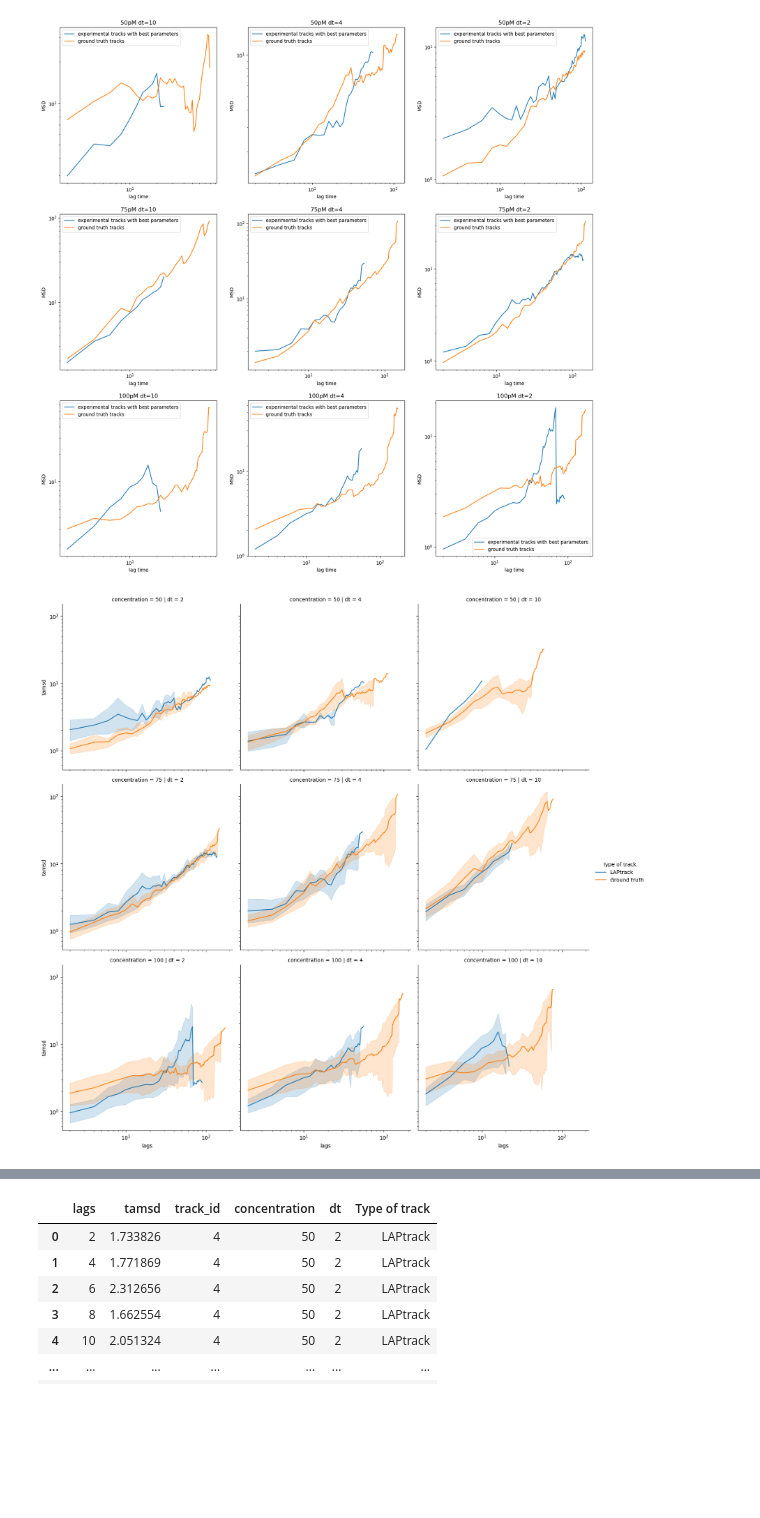
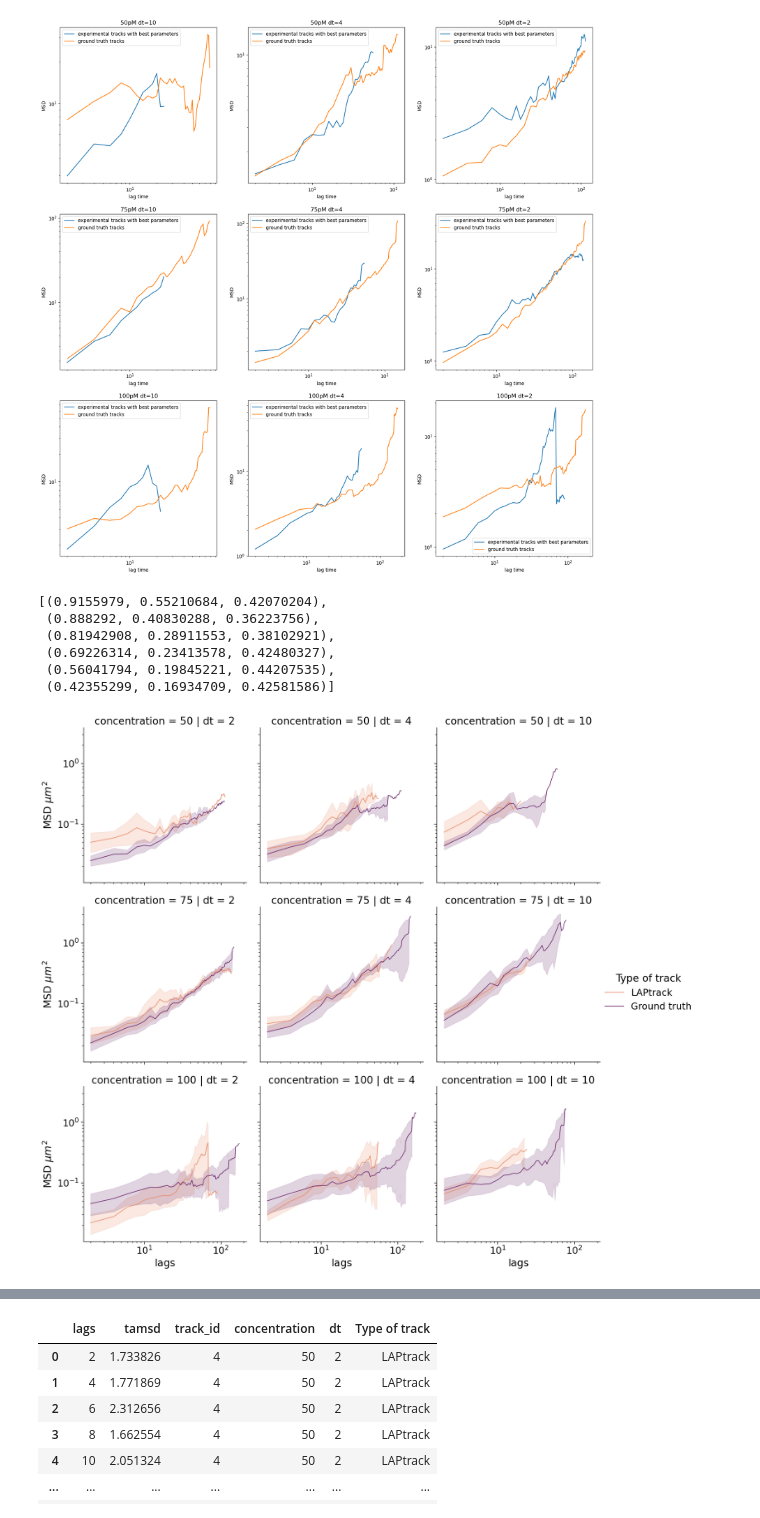
Before and after one commit to fmi-basel/ggiorget-spt-parameter-sweep, a Jupyter notebook: benchmark_tracking/plot_MSD_best_param.ipynb, the cells around one changed output, grey strips where cells are left out. Saved outputs shown, nothing was run; the diff lists cells and outputs as text; code cells hidden in the pictures; blank space fills up the shorter version.

```diff
--- a/benchmark_tracking/plot_MSD_best_param.ipynb
+++ b/benchmark_tracking/plot_MSD_best_param.ipynb
@@ -585,7 +584,7 @@ plt.legend()
 <matplotlib.legend.Legend at 0x...>
 [figure]
 # %%
-df_gt_msd = calculate_multiple_tamsd(df_corrected)
+df_gt_msd = calculate_multiple_tamsd(df_comb_gt)
 # %% [output]
 A value is trying to be set on a copy of a slice from a DataFrame.
 Try using .loc[row_indexer,col_indexer] = value instead
@@ -741,3 +740,6 @@ a['Type of track'] = ['LAPtrack']*len(a)
 b['Type of track'] = ['Ground truth']*len(b)
 # %%
 c = pd.concat([a,b],axis=0)
+# %%
+c.tamsd = c.tamsd *(0.16**2)
+c.tamsd = c.tamsd - (2*(0.035**2))
@@ -744,8 +750,23 @@ c = pd.concat([a,b],axis=0)
+# %%
+c.rename(columns={'tamsd':r'MSD $\mu m^2$'},inplace=True)
+# %%
+labels = 15
+legend_title = labels +1
+sns.set_context("paper", font_scale=2)#rc={"font.size":labels,"axes.titlesize":labels,"axes.labelsize":labels,"legend.fontsize":labels,"legend.title_fontsize":legend_title,""})
+# %%
+sns.color_palette('flare')
+# %% [output]
+[(0.9155979, 0.55210684, 0.42070204),
+ (0.888292, 0.40830288, 0.36223756),
+ (0.81942908, 0.28911553, 0.38102921),
+ (0.69226314, 0.23413578, 0.42480327),
+ (0.56041794, 0.19845221, 0.44207535),
+ (0.42355299, 0.16934709, 0.42581586)]
 # %%
-sns.relplot(x='lags',y='tamsd',data=c,hue='Type of track',kind='line',row='concentration',col='dt')
+sns.relplot(x='lags',y=r'MSD $\mu m^2$',data=c,hue='Type of track',kind='line',row='concentration',col='dt',palette=[sns.color_palette('flare')[0],sns.color_palette('flare')[-1]])
 plt.xscale('log')
 plt.yscale('log')
-plt.savefig(f"plots/MSD_best_parameters_all.png",dpi=300)
+plt.savefig('/tungstenfs/scratch/ggiorget/nessim/master_thesis/plots/benchmark_tracking_all.pdf',dpi=300,transparent=True)
 # %% [output]
-[figure, old version]
+[figure, new version]
 # %%
```
Also changed, not shown: parts of 37 cells of this notebook, 1 other file.
